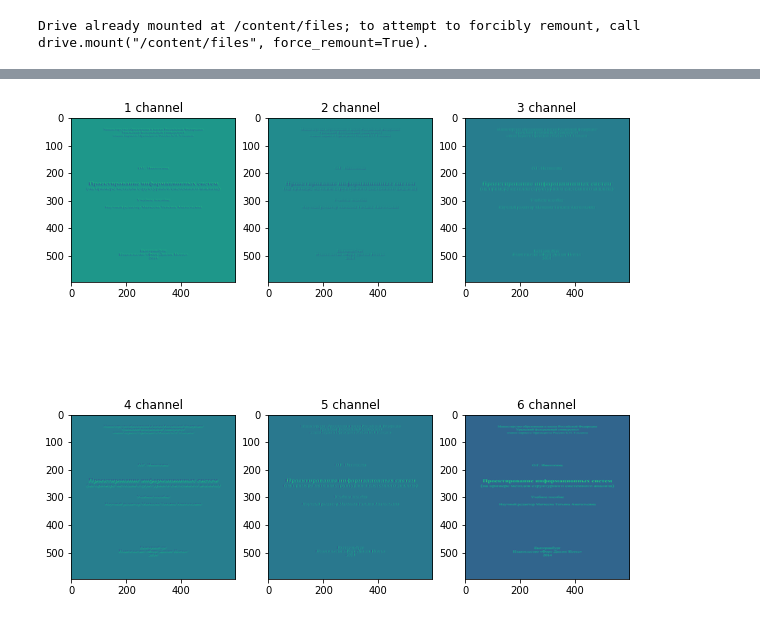
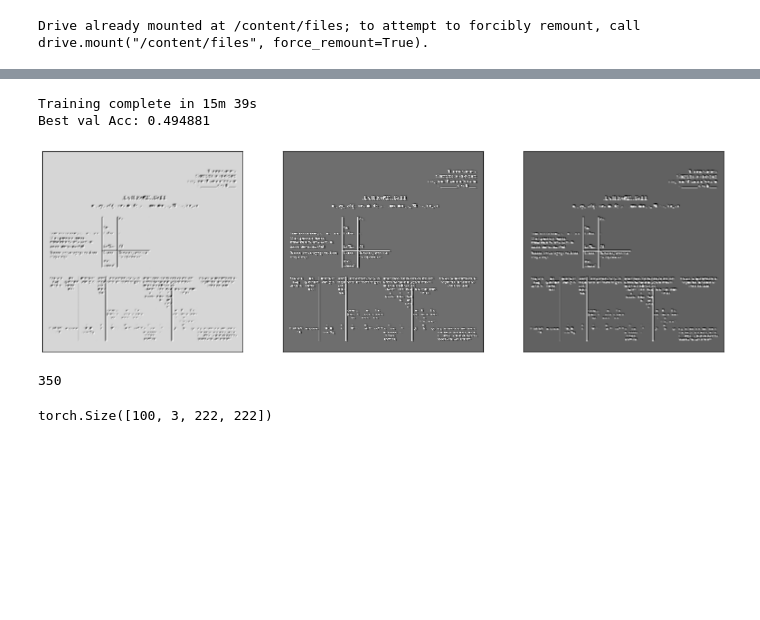
Before and after one commit to Deedman89/ISP-RAS-projects-diploma, a Jupyter notebook: Diploma_Task/My_Diploma.ipynb, the cells around one changed output, grey strips where cells are left out. Saved outputs shown, nothing was run; the diff lists cells and outputs as text; code cells hidden in the pictures; blank space fills up the shorter version.

```diff
--- a/Diploma_Task/My_Diploma.ipynb
+++ b/Diploma_Task/My_Diploma.ipynb
@@ -143,11 +141,0 @@ Please use `tqdm.notebook.tqdm` instead of `tqdm.tqdm_notebook`
-# %%
-plt.figure(figsize=(10, 10))
-
-for i in range(6):
-     img = picture[0][i].detach().cpu().numpy()
-     img_uint = ((img - img.min())/(img.max() - img.min()) * 255).astype(np.uint8)
-     plt.subplot(2, 3, i + 1)
-     plt.imshow(img_uint)
-     plt.title(f'{i + 1} channel')
-# %% [output]
-[figure, removed]
@@ -153,0 +221,47 @@ for i in range(6):
+# %%
+class SaveOutput:
+    def __init__(self):
+        self.outputs = []
+
+    def __call__(self, module, module_in, module_out):
+        self.outputs.append(module_out)
+
+    def clear(self):
+        self.outputs = []
+# %%
+save_output = SaveOutput()
+
+hook_handles = []
+
+for layer in doctype.modules():
+    if isinstance(layer, nn.modules.conv.Conv2d):
+        handle = layer.register_forward_hook(save_output)
+        hook_handles.append(handle)
+# %%
+doctype, losses = train_model(doctype, criterion, optimizer, scheduler=exp_lr_scheduler, num_epochs=7)
+# %% [output]
+Training complete in 15m 39s
+Best val Acc: 0.494881
+# %%
+def module_output_to_numpy(tensor):
+    return tensor.detach().to('cpu')
+
+images = module_output_to_numpy(save_output.outputs[0])
+
+with plt.style.context("seaborn-white"):
+    plt.figure(figsize=(20, 20), frameon=False)
+    for channel in range(3):
+        img = images[0][channel].numpy()
+        plt.subplot(2, 3, channel+1)
+        plt.imshow(img)
+    plt.setp(plt.gcf().get_axes(), xticks=[], yticks=[]);
+# %% [output]
+[figure, added]
+# %%
+len(save_output.outputs)
+# %% [output]
+350
+# %%
+save_output.outputs[0].size()
+# %% [output]
+torch.Size([100, 3, 222, 222])
```
Also changed, not shown: parts of 14 cells of this notebook.
